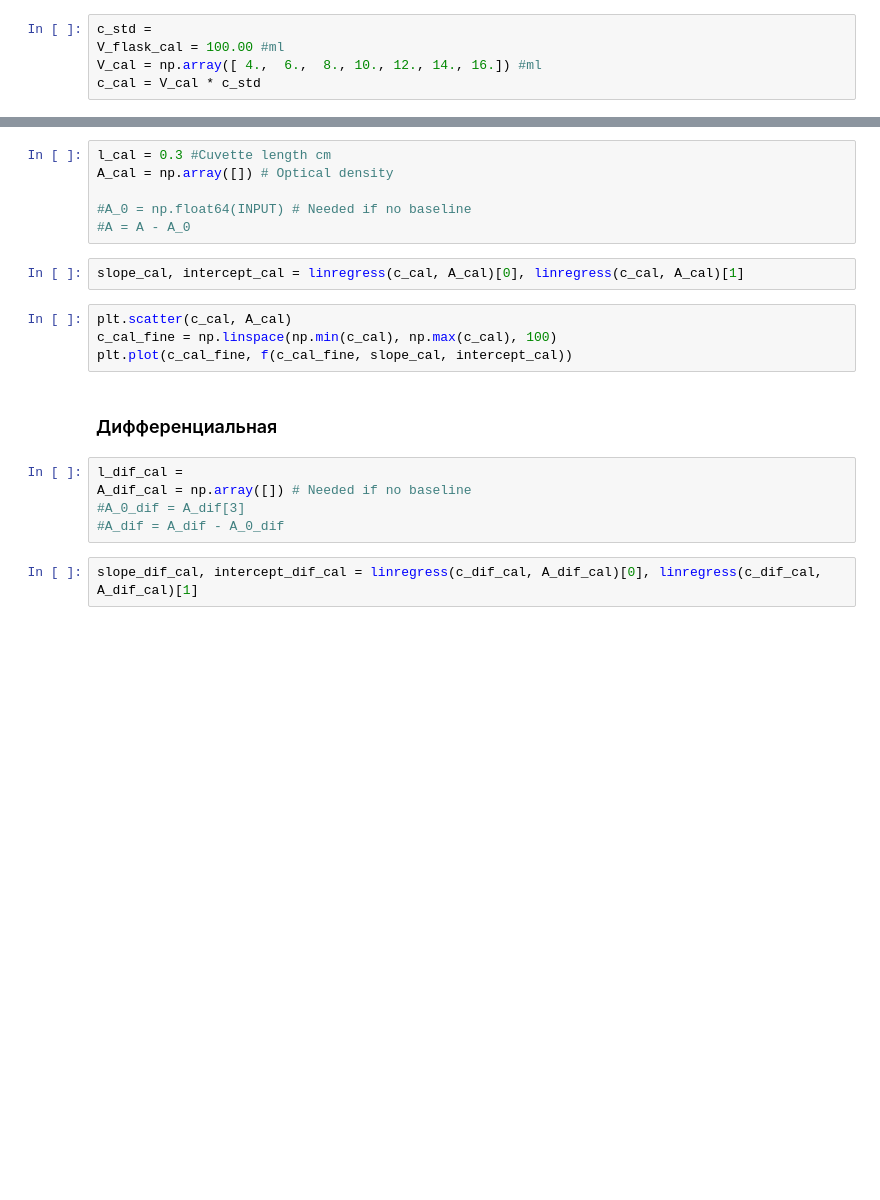
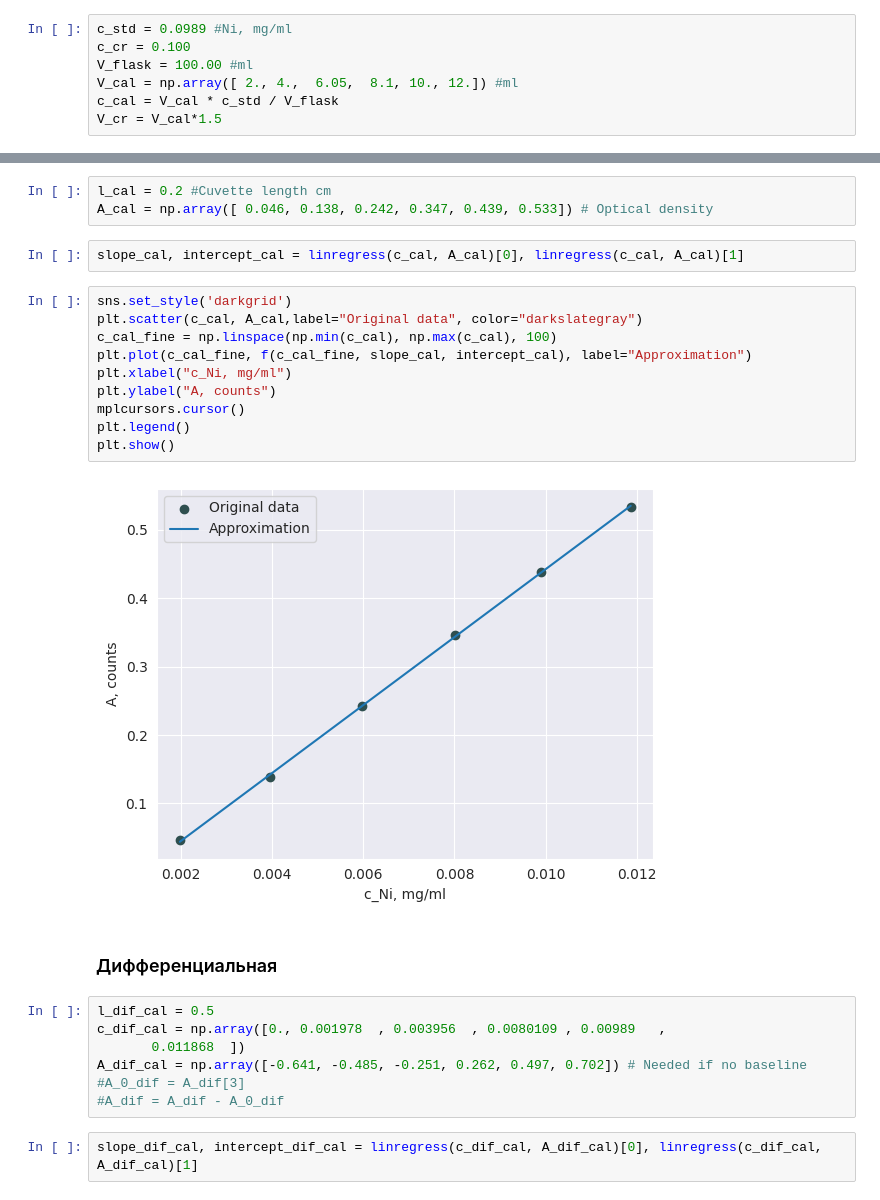
Before and after one commit to a-for-short/labs, a Jupyter notebook: optics/ni/nickel.ipynb, the cells around one changed output, grey strips where cells are left out. Drawn from its saved outputs; the diff is of its cells as text; blank space fills up the shorter version.

```diff
--- a/optics/ni/nickel.ipynb
+++ b/optics/ni/nickel.ipynb
@@ -39,29 +22,38 @@ def f_1(Y, A, B):
 # %% [markdown]
 ## <font color='fff223'> Калибровка</font>
 # %%
-c_std =
-V_flask_cal = 100.00 #ml
-V_cal = np.array([ 4.,  6.,  8., 10., 12., 14., 16.]) #ml
-c_cal = V_cal * c_std
+c_std = 0.0989 #Ni, mg/ml
+c_cr = 0.100
+V_flask = 100.00 #ml
+V_cal = np.array([ 2., 4.,  6.05,  8.1, 10., 12.]) #ml
+c_cal = V_cal * c_std / V_flask
+V_cr = V_cal*1.5
 # %% [markdown]
 ### <font color='fff223'> Недифференциальная </font>
 # %%
-l_cal = 0.3 #Cuvette length cm
-A_cal = np.array([]) # Optical density
-
-#A_0 = np.float64(INPUT) # Needed if no baseline
-#A = A - A_0
+l_cal = 0.2 #Cuvette length cm
+A_cal = np.array([ 0.046, 0.138, 0.242, 0.347, 0.439, 0.533]) # Optical density
 # %%
 slope_cal, intercept_cal = linregress(c_cal, A_cal)[0], linregress(c_cal, A_cal)[1]
 # %%
-plt.scatter(c_cal, A_cal)
+sns.set_style('darkgrid')
+plt.scatter(c_cal, A_cal,label="Original data", color="darkslategray")
 c_cal_fine = np.linspace(np.min(c_cal), np.max(c_cal), 100)
-plt.plot(c_cal_fine, f(c_cal_fine, slope_cal, intercept_cal))
+plt.plot(c_cal_fine, f(c_cal_fine, slope_cal, intercept_cal), label="Approximation")
+plt.xlabel("c_Ni, mg/ml")
+plt.ylabel("A, counts")
+mplcursors.cursor()
+plt.legend()
+plt.show()
+# %% [output]
+[figure, added]
 # %% [markdown]
 ### <font color='fff223'> Дифференциальная </font>
 # %%
-l_dif_cal =
-A_dif_cal = np.array([]) # Needed if no baseline
+l_dif_cal = 0.5
+c_dif_cal = np.array([0., 0.001978  , 0.003956  , 0.0080109 , 0.00989   ,
+       0.011868  ])
+A_dif_cal = np.array([-0.641, -0.485, -0.251, 0.262, 0.497, 0.702]) # Needed if no baseline
 #A_0_dif = A_dif[3]
 #A_dif = A_dif - A_0_dif
 # %%
```
Also changed, not shown: parts of 14 cells of this notebook.
